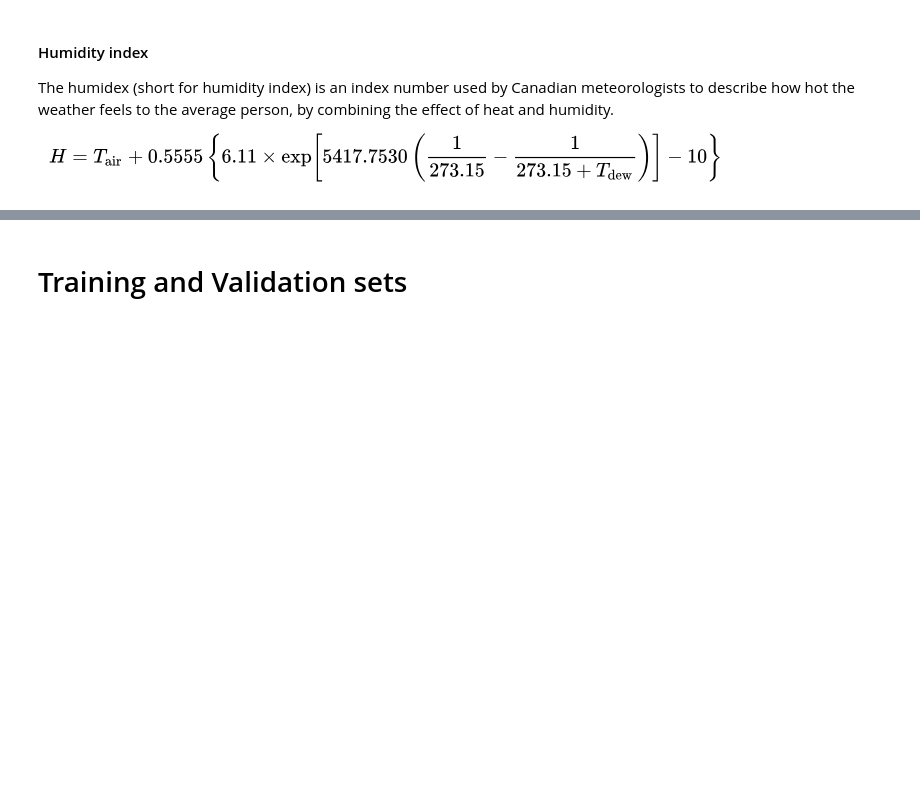
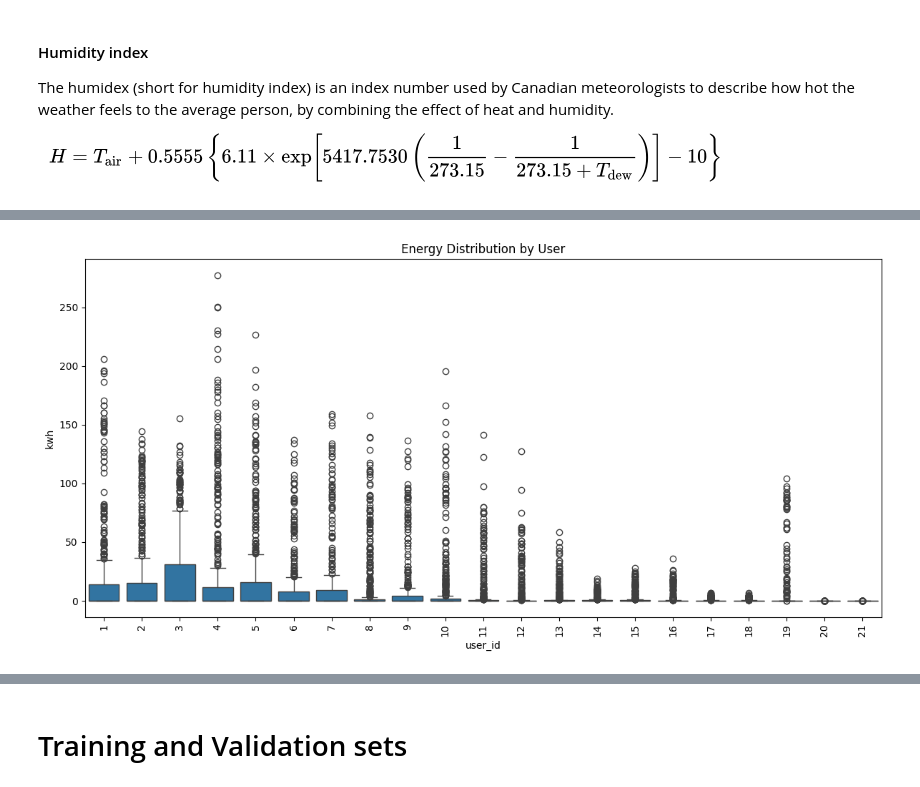
Before and after one commit to okellodaniel/hydropower_climate_optimization, a Jupyter notebook: notebook.ipynb, the cells around one changed output, grey strips where cells are left out. Cells and saved outputs as stored; diff of their text form; code cells hidden in the pictures; blank space fills up the shorter version.

```diff
--- a/notebook.ipynb
+++ b/notebook.ipynb
@@ -263,0 +188,3 @@ climate_daily['wind_speed'] = np.sqrt(
+# %%
+daily_energy = pd.read_csv('daily_energy.csv')
+climate_daily = pd.read_csv('climate_daily.csv')
@@ -263,0 +221,12 @@ climate_daily['wind_speed'] = np.sqrt(
+# %%
+daily_energy.date_time = pd.to_datetime(daily_energy.date_time)
+climate_daily.date_time = pd.to_datetime(climate_daily.date_time)
+# %%
+# User consumption distribution
+plt.figure(figsize=(12,6))
+sns.boxplot(x='user_id',y='kwh',data=daily_energy)
+plt.title('Energy Distribution by User')
+plt.xticks(rotation=90)
+plt.tight_layout()
+# %% [output]
+[figure, added]
```
Also changed, not shown: parts of 104 cells of this notebook.
